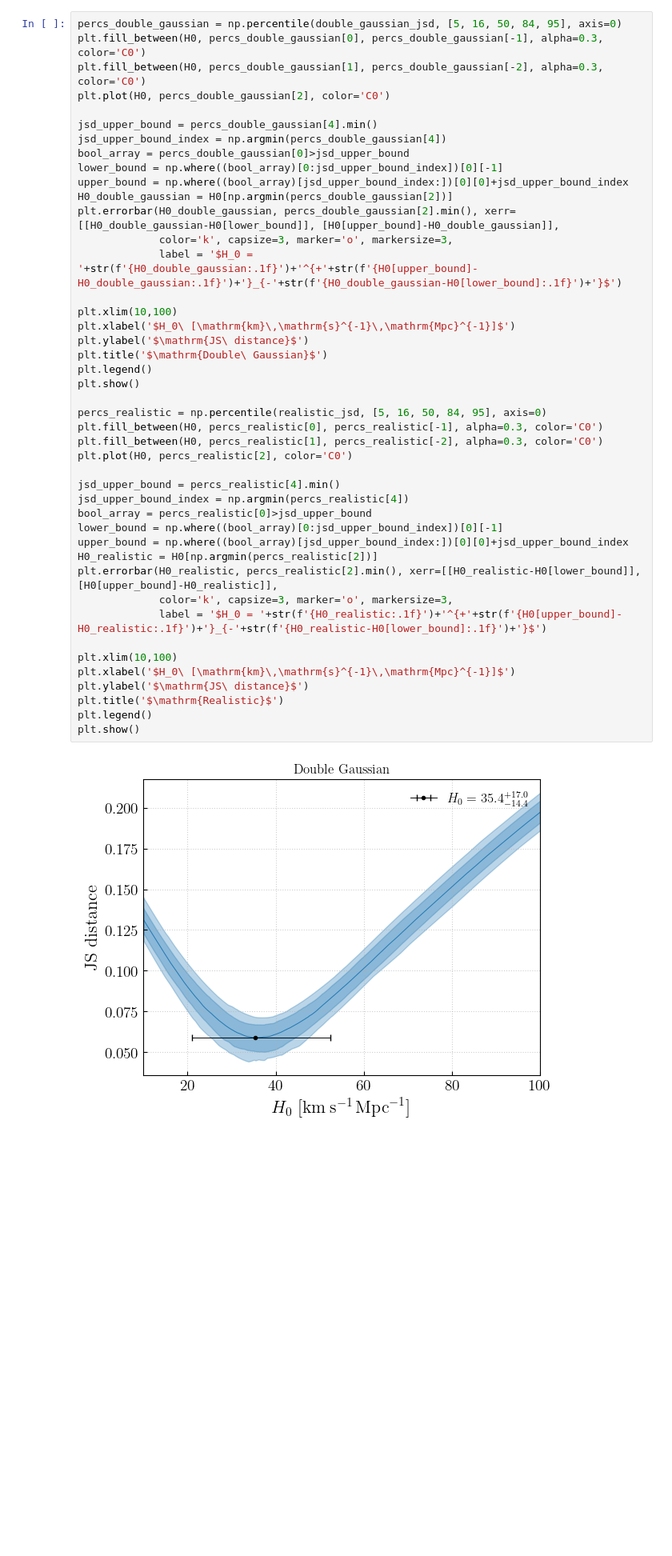
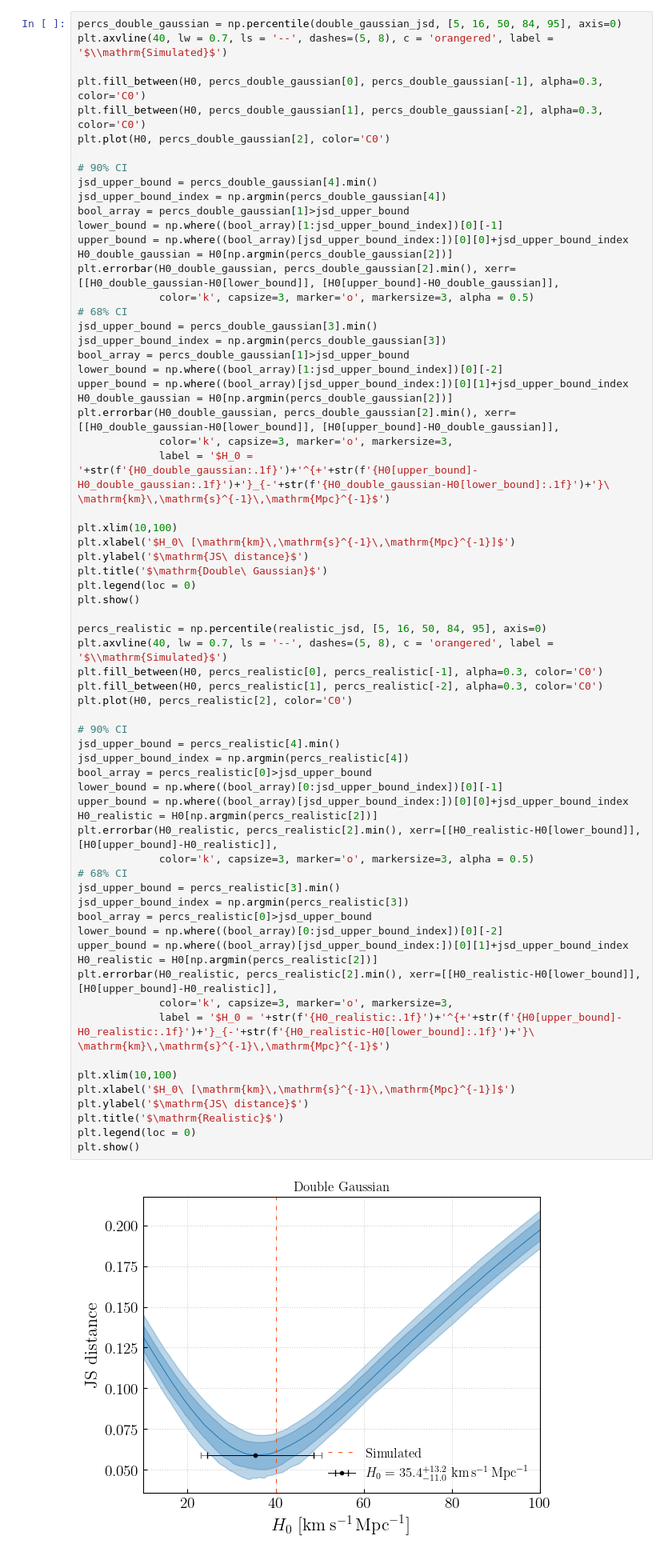
Before and after one commit to thomasckng/population_analysis, a Jupyter notebook: H0_test/inference.ipynb, the cells around one changed output. Shown at 80% size. Drawn from its saved outputs; the diff is of its cells as text; blank space fills up the shorter version.

Commit message:
maquillage for plots

```diff
--- a/H0_test/inference.ipynb
+++ b/H0_test/inference.ipynb
@@ -242,47 +242,70 @@ double_gaussian_jsd = np.array([jsd(p_double_gaussian, np.full((len(H0), len(mz)
 realistic_jsd = np.array([jsd(p_realistic, np.full((len(H0), len(mz)), realistic_figaro[i]).T) for i in range(len(realistic_figaro))])
 # %%
 percs_double_gaussian = np.percentile(double_gaussian_jsd, [5, 16, 50, 84, 95], axis=0)
+plt.axvline(40, lw = 0.7, ls = '--', dashes=(5, 8), c = 'orangered', label = '$\\mathrm{Simulated}$')
+
 plt.fill_between(H0, percs_double_gaussian[0], percs_double_gaussian[-1], alpha=0.3, color='C0')
 plt.fill_between(H0, percs_double_gaussian[1], percs_double_gaussian[-2], alpha=0.3, color='C0')
 plt.plot(H0, percs_double_gaussian[2], color='C0')
 
+# 90% CI
 jsd_upper_bound = percs_double_gaussian[4].min()
 jsd_upper_bound_index = np.argmin(percs_double_gaussian[4])
-bool_array = percs_double_gaussian[0]>jsd_upper_bound
-lower_bound = np.where((bool_array)[0:jsd_upper_bound_index])[0][-1]
+bool_array = percs_double_gaussian[1]>jsd_upper_bound
+lower_bound = np.where((bool_array)[1:jsd_upper_bound_index])[0][-1]
 upper_bound = np.where((bool_array)[jsd_upper_bound_index:])[0][0]+jsd_upper_bound_index
 H0_double_gaussian = H0[np.argmin(percs_double_gaussian[2])]
 plt.errorbar(H0_double_gaussian, percs_double_gaussian[2].min(), xerr=[[H0_double_gaussian-H0[lower_bound]], [H0[upper_bound]-H0_double_gaussian]],
+             color='k', capsize=3, marker='o', markersize=3, alpha = 0.5)
+# 68% CI
+jsd_upper_bound = percs_double_gaussian[3].min()
+jsd_upper_bound_index = np.argmin(percs_double_gaussian[3])
+bool_array = percs_double_gaussian[1]>jsd_upper_bound
+lower_bound = np.where((bool_array)[1:jsd_upper_bound_index])[0][-2]
+upper_bound = np.where((bool_array)[jsd_upper_bound_index:])[0][1]+jsd_upper_bound_index
+H0_double_gaussian = H0[np.argmin(percs_double_gaussian[2])]
+plt.errorbar(H0_double_gaussian, percs_double_gaussian[2].min(), xerr=[[H0_double_gaussian-H0[lower_bound]], [H0[upper_bound]-H0_double_gaussian]],
              color='k', capsize=3, marker='o', markersize=3,
-             label = '$H_0 = '+str(f'{H0_double_gaussian:.1f}')+'^{+'+str(f'{H0[upper_bound]-H0_double_gaussian:.1f}')+'}_{-'+str(f'{H0_double_gaussian-H0[lower_bound]:.1f}')+'}$')
+             label = '$H_0 = '+str(f'{H0_double_gaussian:.1f}')+'^{+'+str(f'{H0[upper_bound]-H0_double_gaussian:.1f}')+'}_{-'+str(f'{H0_double_gaussian-H0[lower_bound]:.1f}')+'}\ \mathrm{km}\,\mathrm{s}^{-1}\,\mathrm{Mpc}^{-1}$')
 
 plt.xlim(10,100)
 plt.xlabel('$H_0\ [\mathrm{km}\,\mathrm{s}^{-1}\,\mathrm{Mpc}^{-1}]$')
 plt.ylabel('$\mathrm{JS\ distance}$')
 plt.title('$\mathrm{Double\ Gaussian}$')
-plt.legend()
+plt.legend(loc = 0)
 plt.show()
 
 percs_realistic = np.percentile(realistic_jsd, [5, 16, 50, 84, 95], axis=0)
+plt.axvline(40, lw = 0.7, ls = '--', dashes=(5, 8), c = 'orangered', label = '$\\mathrm{Simulated}$')
 plt.fill_between(H0, percs_realistic[0], percs_realistic[-1], alpha=0.3, color='C0')
 plt.fill_between(H0, percs_realistic[1], percs_realistic[-2], alpha=0.3, color='C0')
 plt.plot(H0, percs_realistic[2], color='C0')
 
+# 90% CI
 jsd_upper_bound = percs_realistic[4].min()
 jsd_upper_bound_index = np.argmin(percs_realistic[4])
 bool_array = percs_realistic[0]>jsd_upper_bound
 lower_bound = np.where((bool_array)[0:jsd_upper_bound_index])[0][-1]
 upper_bound = np.where((bool_array)[jsd_upper_bound_index:])[0][0]+jsd_upper_bound_index
 H0_realistic = H0[np.argmin(percs_realistic[2])]
 plt.errorbar(H0_realistic, percs_realistic[2].min(), xerr=[[H0_realistic-H0[lower_bound]], [H0[upper_bound]-H0_realistic]],
+             color='k', capsize=3, marker='o', markersize=3, alpha = 0.5)
+# 68% CI
+jsd_upper_bound = percs_realistic[3].min()
+jsd_upper_bound_index = np.argmin(percs_realistic[3])
+bool_array = percs_realistic[0]>jsd_upper_bound
+lower_bound = np.where((bool_array)[0:jsd_upper_bound_index])[0][-2]
+upper_bound = np.where((bool_array)[jsd_upper_bound_index:])[0][1]+jsd_upper_bound_index
+H0_realistic = H0[np.argmin(percs_realistic[2])]
+plt.errorbar(H0_realistic, percs_realistic[2].min(), xerr=[[H0_realistic-H0[lower_bound]], [H0[upper_bound]-H0_realistic]],
              color='k', capsize=3, marker='o', markersize=3,
-             label = '$H_0 = '+str(f'{H0_realistic:.1f}')+'^{+'+str(f'{H0[upper_bound]-H0_realistic:.1f}')+'}_{-'+str(f'{H0_realistic-H0[lower_bound]:.1f}')+'}$')
+             label = '$H_0 = '+str(f'{H0_realistic:.1f}')+'^{+'+str(f'{H0[upper_bound]-H0_realistic:.1f}')+'}_{-'+str(f'{H0_realistic-H0[lower_bound]:.1f}')+'}\ \mathrm{km}\,\mathrm{s}^{-1}\,\mathrm{Mpc}^{-1}$')
 
 plt.xlim(10,100)
 plt.xlabel('$H_0\ [\mathrm{km}\,\mathrm{s}^{-1}\,\mathrm{Mpc}^{-1}]$')
 plt.ylabel('$\mathrm{JS\ distance}$')
 plt.title('$\mathrm{Realistic}$')
-plt.legend()
+plt.legend(loc = 0)
 plt.show()
 # %% [output]
-[figure, old version]
+[figure, new version]
```
Also changed, not shown: parts of 1 cell of this notebook.
